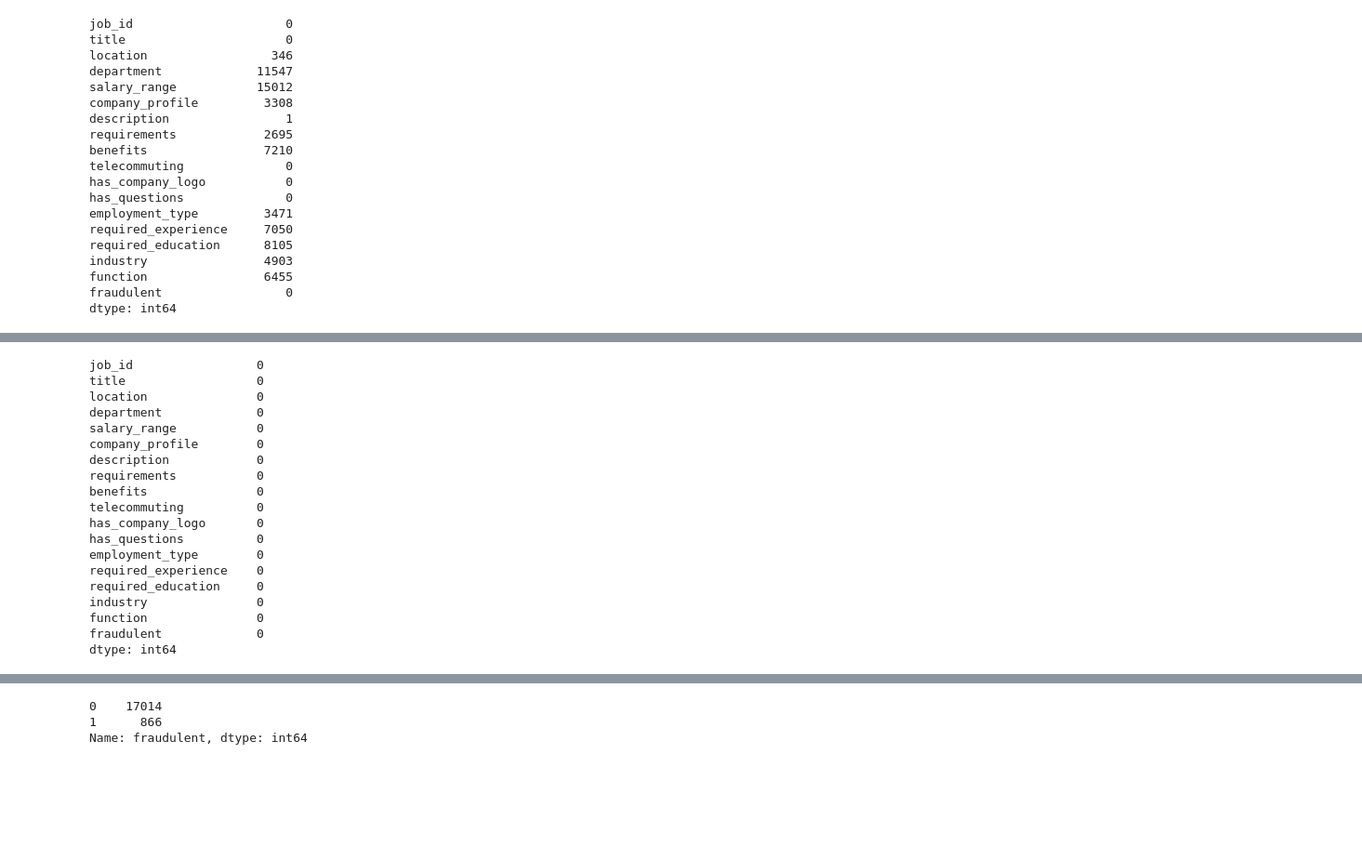
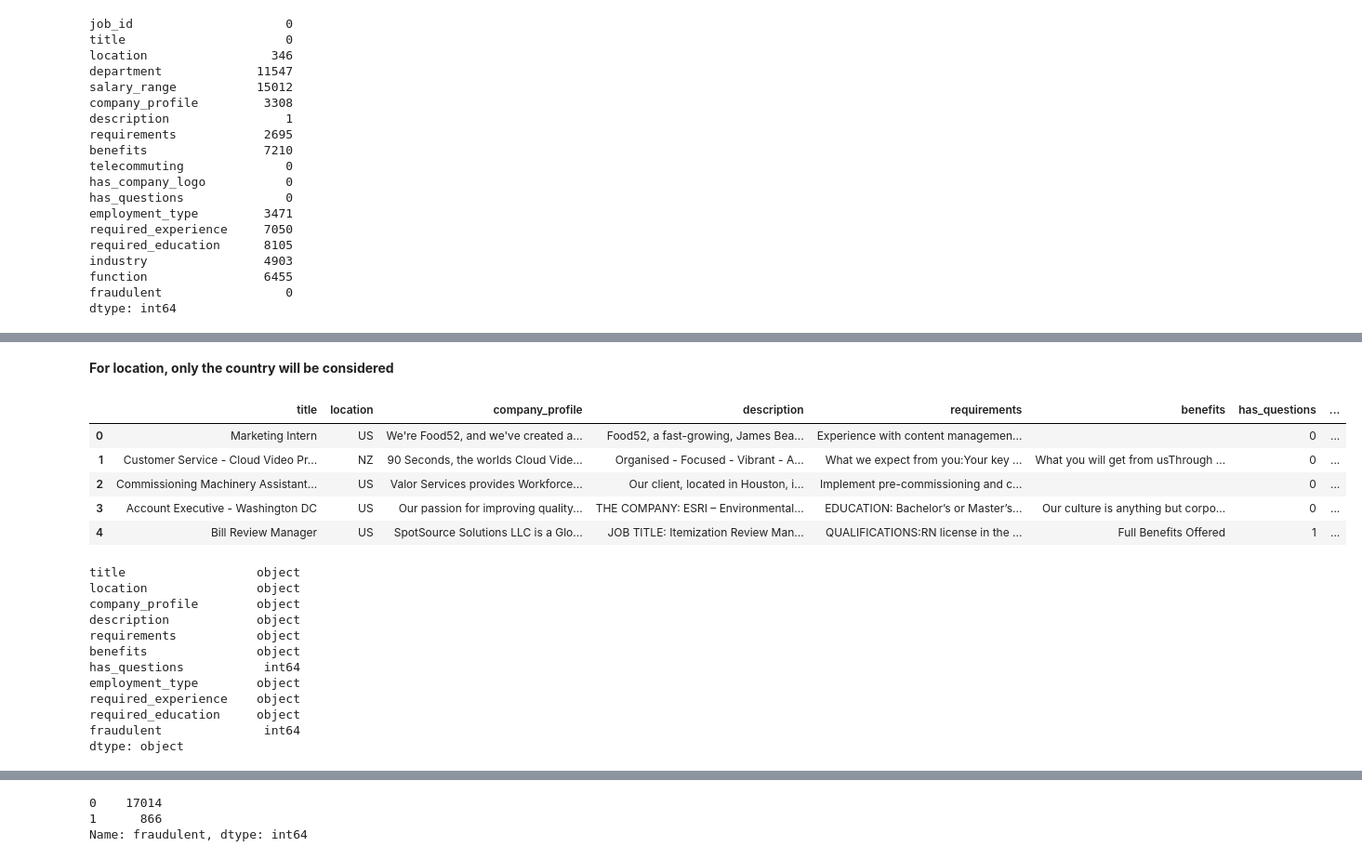
Before and after one commit to Luciano-C/Fake_Job_Prediction_Django, a Jupyter notebook: Fake_job_prediction.ipynb, the cells around one changed output, grey strips where cells are left out. Shown: that part at 93% size. Saved outputs shown, nothing was run; the diff lists cells and outputs as text; code cells hidden in the pictures; blank space fills up the shorter version.

```diff
--- a/Fake_job_prediction.ipynb
+++ b/Fake_job_prediction.ipynb
@@ -102,0 +106,2 @@ dtype: int64
+# %%
+job_data_filtered_columns = job_data.drop(columns=['job_id', 'department', 'salary_range', 'telecommuting', 'has_company_logo', 'industry', 'function'], axis=1)
@@ -105,2 +119,2 @@ dtype: int64
 # %%
-clean_job_data = job_data.where((pd.notnull(job_data)), '')
+clean_job_data = job_data_filtered_columns.where((pd.notnull(job_data)), '')
@@ -116,22 +145,31 @@ clean_job_data.head()
-# %%
-clean_job_data.isna().sum()
-# %% [output]
-job_id                 0
-title                  0
-location               0
-department             0
-salary_range           0
-company_profile        0
-description            0
-requirements           0
-benefits               0
-telecommuting          0
-has_company_logo       0
-has_questions          0
-employment_type        0
-required_experience    0
-required_education     0
-industry               0
-function               0
-fraudulent             0
-dtype: int64
+# %% [markdown]
+**For location, only the country will be considered**
+# %%
+def get_country(location):
+    return location.split(',')[0]
+# %%
+clean_job_data['location'] = clean_job_data.location.apply(get_country)
+# %%
+clean_job_data.head()
+# %% [output]
+|  | title | location | company_profile | description | requirements | benefits | has_questions | ... |
+| 0 | Marketing Intern | US | We're Food52, and we've created a... | Food52, a fast-growing, James Bea... | Experience with content managemen... |  | 0 | ... |
+| 1 | Customer Service - Cloud Video Pr... | NZ | 90 Seconds, the worlds Cloud Vide... | Organised - Focused - Vibrant - A... | What we expect from you:Your key ... | What you will get from usThrough ... | 0 | ... |
+| 2 | Commissioning Machinery Assistant... | US | Valor Services provides Workforce... | Our client, located in Houston, i... | Implement pre-commissioning and c... |  | 0 | ... |
+| 3 | Account Executive - Washington DC | US | Our passion for improving quality... | THE COMPANY: ESRI – Environmental... | EDUCATION: Bachelor’s or Master’s... | Our culture is anything but corpo... | 0 | ... |
+| 4 | Bill Review Manager | US | SpotSource Solutions LLC is a Glo... | JOB TITLE: Itemization Review Man... | QUALIFICATIONS:RN license in the ... | Full Benefits Offered | 1 | ... |
+# %%
+clean_job_data.dtypes
+# %% [output]
+title                  object
+location               object
+company_profile        object
+description            object
+requirements           object
+benefits               object
+has_questions           int64
+employment_type        object
+required_experience    object
+required_education     object
+fraudulent              int64
+dtype: object
```
Also changed, not shown: parts of 31 cells of this notebook.
